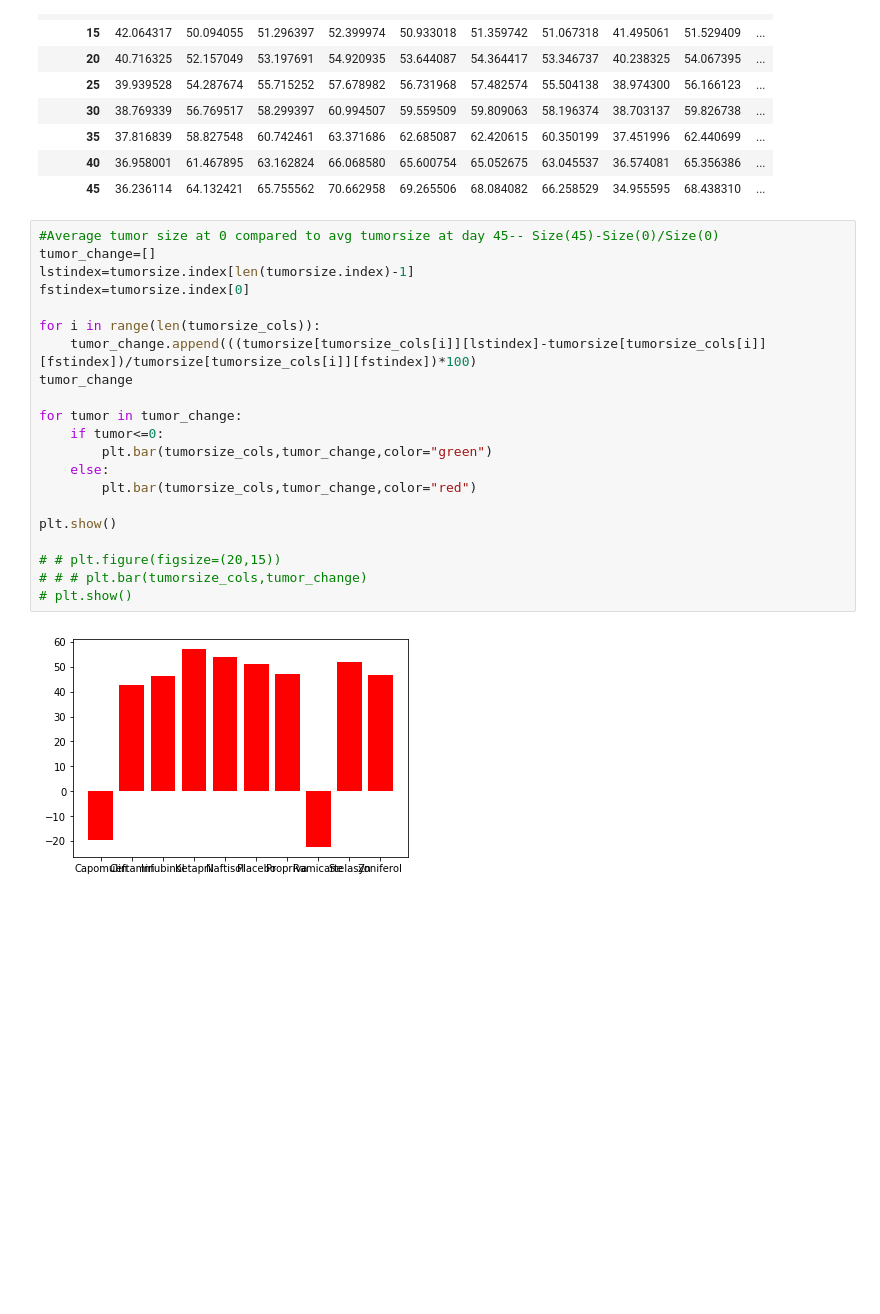
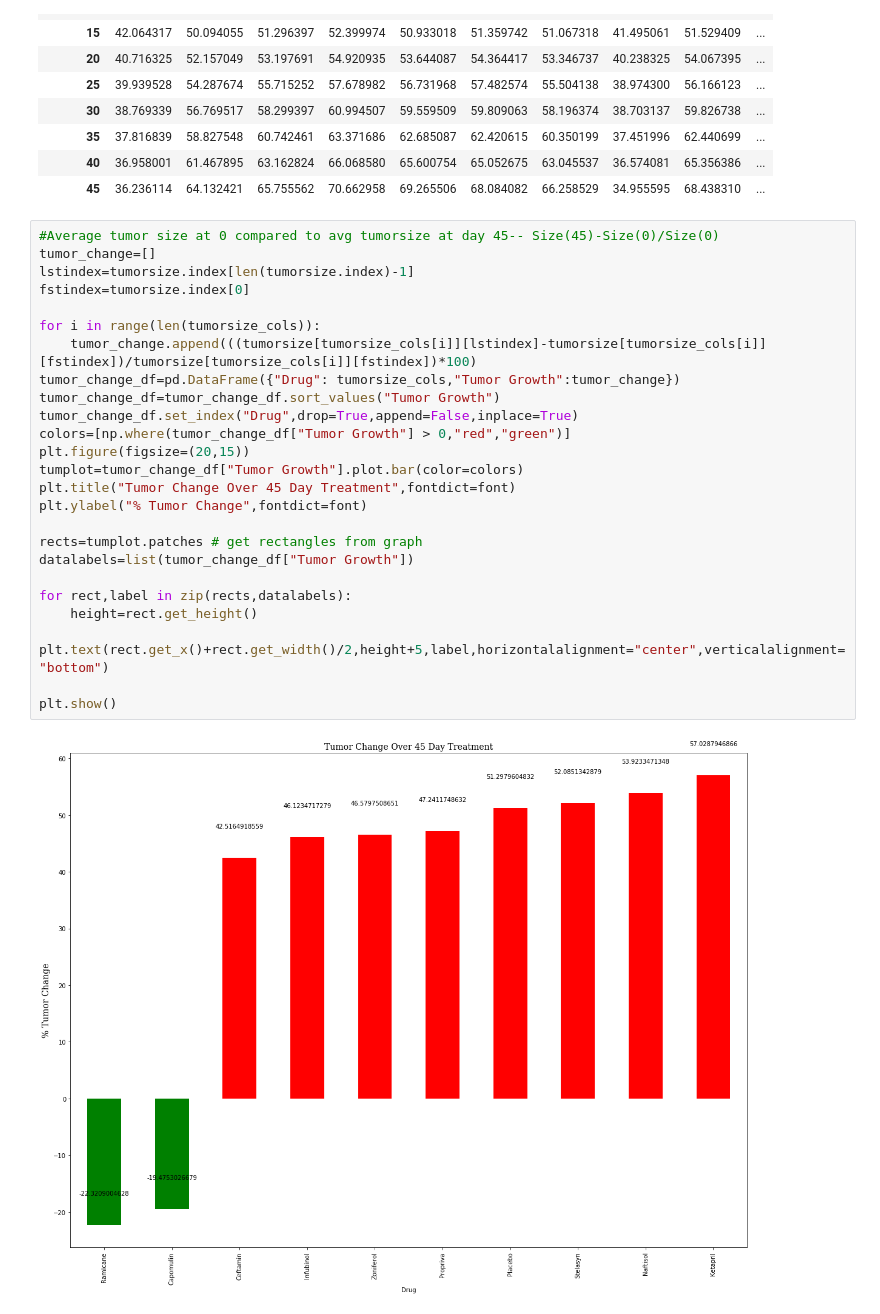
Before and after one commit to cammster/UTDataHmwkJan2018, a Jupyter notebook: Homework/Week 5 Matplotlib/AKaraffa_Week5_PyPharmaceuticals.ipynb, the cells around one changed output. Saved outputs shown, nothing was run; the diff lists cells and outputs as text; blank space fills up the shorter version.

Commit message:
Updated Tumor Growth plot with data labels

```diff
--- a/Homework/Week 5 Matplotlib/AKaraffa_Week5_PyPharmaceuticals.ipynb
+++ b/Homework/Week 5 Matplotlib/AKaraffa_Week5_PyPharmaceuticals.ipynb
@@ -197,23 +196,27 @@ tumorsize
 # %%
 #Average tumor size at 0 compared to avg tumorsize at day 45-- Size(45)-Size(0)/Size(0)
 tumor_change=[]
 lstindex=tumorsize.index[len(tumorsize.index)-1]
 fstindex=tumorsize.index[0]
 
 for i in range(len(tumorsize_cols)):
     tumor_change.append(((tumorsize[tumorsize_cols[i]][lstindex]-tumorsize[tumorsize_cols[i]][fstindex])/tumorsize[tumorsize_cols[i]][fstindex])*100)
-tumor_change
+tumor_change_df=pd.DataFrame({"Drug": tumorsize_cols,"Tumor Growth":tumor_change})
+tumor_change_df=tumor_change_df.sort_values("Tumor Growth")
+tumor_change_df.set_index("Drug",drop=True,append=False,inplace=True)
+colors=[np.where(tumor_change_df["Tumor Growth"] > 0,"red","green")]
+plt.figure(figsize=(20,15))
+tumplot=tumor_change_df["Tumor Growth"].plot.bar(color=colors)
+plt.title("Tumor Change Over 45 Day Treatment",fontdict=font)
+plt.ylabel("% Tumor Change",fontdict=font)
 
-for tumor in tumor_change:
-    if tumor<=0:
-        plt.bar(tumorsize_cols,tumor_change,color="green")
-    else:
-        plt.bar(tumorsize_cols,tumor_change,color="red")
+rects=tumplot.patches # get rectangles from graph
+datalabels=list(tumor_change_df["Tumor Growth"])
+
+for rect,label in zip(rects,datalabels):
+    height=rect.get_height()
+    plt.text(rect.get_x()+rect.get_width()/2,height+5,label,horizontalalignment="center",verticalalignment="bottom")
 
 plt.show()
-
-# # plt.figure(figsize=(20,15))
-# # # plt.bar(tumorsize_cols,tumor_change)
-# plt.show()
 # %% [output]
-[figure, old version]
+[figure, new version]
```
Also changed, not shown: parts of 3 cells of this notebook.
